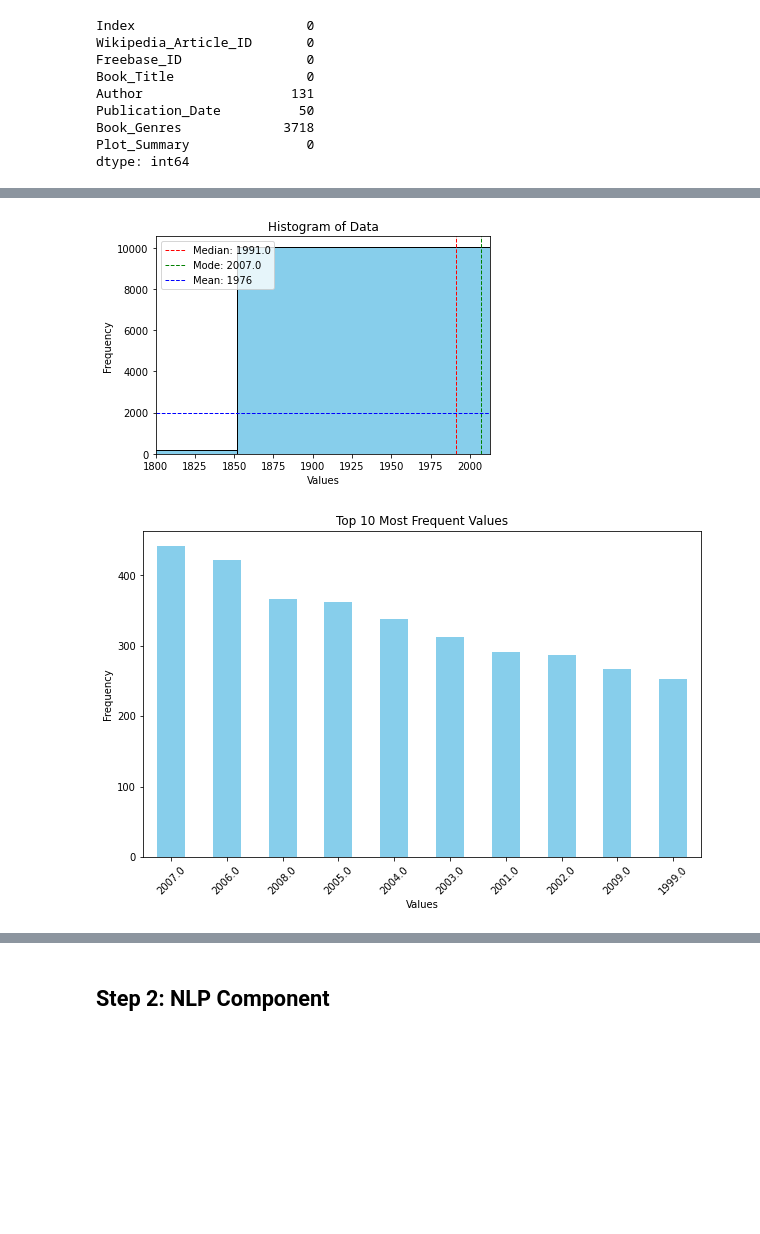
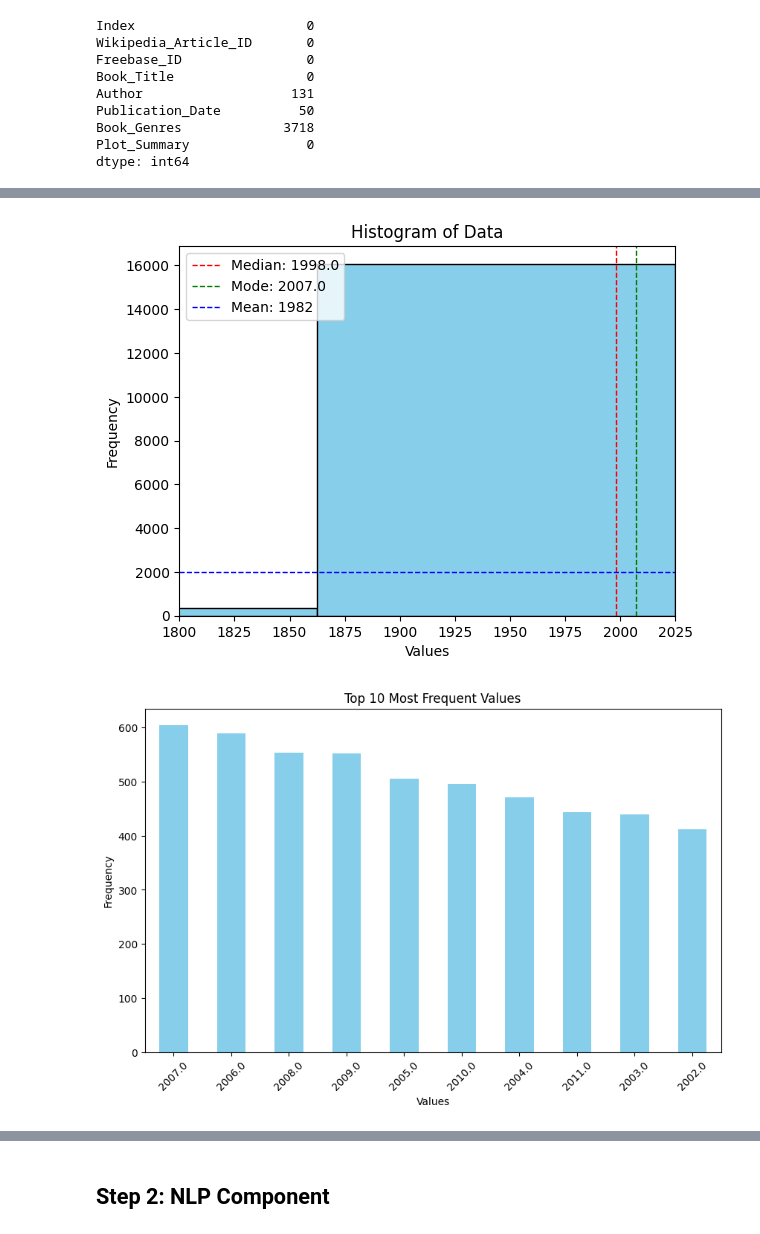
Before and after one commit to HamedDaneshvar/NLPic-Book-Summarizer, a Jupyter notebook: Task.ipynb, the cells around one changed output, grey strips where cells are left out. Cells and saved outputs as stored; diff of their text form; code cells hidden in the pictures; blank space fills up the shorter version.

Commit message:
feat(preprocessing): Run preprocessing codes and save cleaned book summaries csv file

```diff
--- a/Task.ipynb
+++ b/Task.ipynb
@@ -218,6 +218,9 @@ dtype: int64
 # Checkpoint 1 for to save data into drive
 file_path = 'drive/MyDrive/checkpoint1_book_summaries.csv'
 data.to_csv(file_path, sep='\t', index=False, encoding='utf-8')
+# %%
+file_path = 'drive/MyDrive/checkpoint1_book_summaries.csv'
+data = pd.read_csv(file_path, sep='\t', encoding='utf-8')
 # %%
 def extract_year(pub_date):
     """
@@ -226,6 +229,11 @@ def extract_year(pub_date):
     """
     if isinstance(pub_date, str) and '-' in pub_date:
         return pd.to_datetime(pub_date, errors='coerce').year
+    elif isinstance(pub_date, str) and not pub_date.isdigit():
+        if year_match := re.search(r'\d{4}', pub_date):
+            return int(year_match.group())
+        else:
+            return np.nan
     return int(pub_date) if isinstance(pub_date, str) and pub_date.isdigit()\
         else np.nan
 
@@ -237,5 +245,5 @@ duplicates = data.duplicated(subset=['Book_Title', 'Author'], keep='first')
 print(f"Number of duplicate rows: {duplicates.sum()}")
 
 # # Drop duplicates
-data = data.drop_duplicates(subset=['Book_Title', 'Author'], keep='first')
+# data = data.drop_duplicates(subset=['Book_Title', 'Author'], keep='first')
 # %% [output]
@@ -331,27 +360,27 @@ data = fill_missing_genres(data, 5)
 # %%
 # Plot a histogram to find out median is better for 'Publication_Year' or mode
 median = data['Publication_Year'].median()
 mode = data['Publication_Year'].mode()[0]
 mean = int(data['Publication_Year'].mean())
 
 plt.hist(data['Publication_Year'], bins=10, color='skyblue', edgecolor='black')
 plt.xlabel('Values')
 plt.ylabel('Frequency')
 plt.title('Histogram of Data')
 
 # Add markers for median and mode
 plt.axvline(median, color='r', linestyle='dashed',
             linewidth=1, label=f'Median: {median}')
 plt.axvline(mode, color='g', linestyle='dashed',
             linewidth=1, label=f'Mode: {mode}')
 plt.axhline(mean, color='b', linestyle='dashed',
             linewidth=1, label=f'Mean: {mean}')
-plt.xlim(1800, data['Publication year'].max())
+plt.xlim(1800, data['Publication_Year'].max())
 
 plt.legend()
 plt.show()
 # %% [output]
-[figure, old version]
+[figure, new version]
 # %%
 # Calculate the frequency of each value
 value_counts = data['Publication_Year'].value_counts()
@@ -368,7 +397,7 @@ plt.title('Top 10 Most Frequent Values')
 plt.xticks(rotation=45)
 plt.show()
 # %% [output]
-[figure, old version]
+[figure, new version]
 # %%
 # fill Publication Year and Publication date missing value
 # with mode of data based on Top 10 values plot
```
Also changed, not shown: parts of 5 cells of this notebook, 2 other files.
